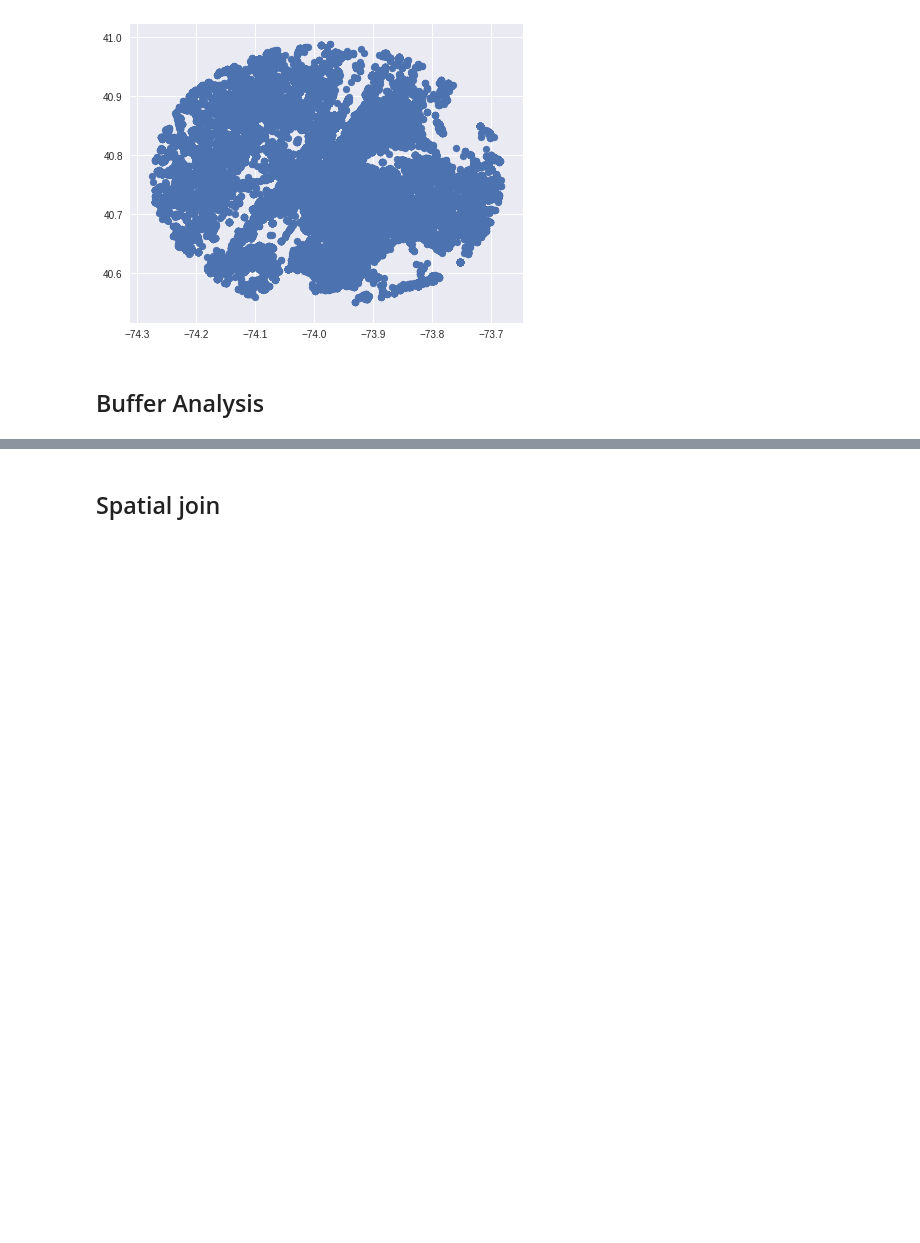
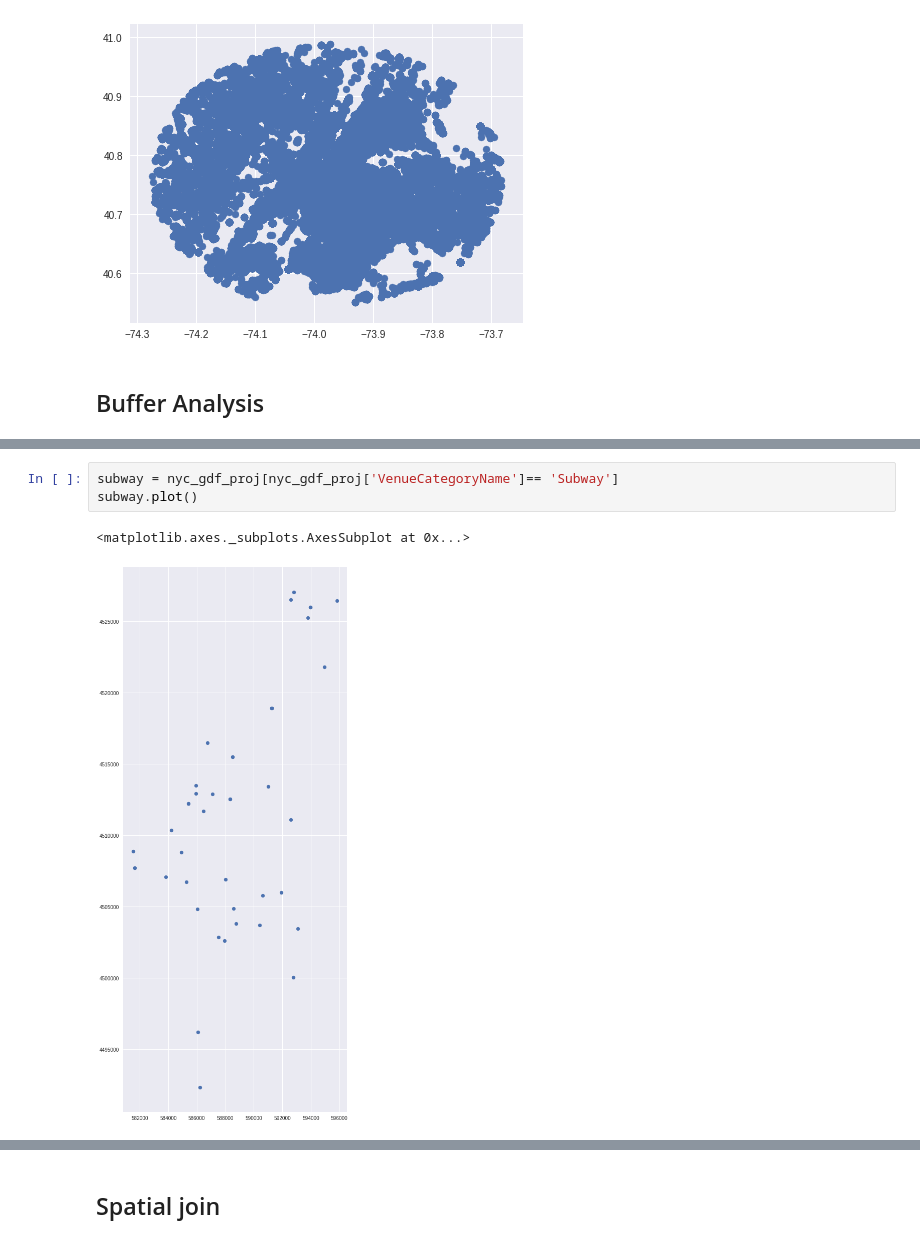
Before and after one commit to shakasom/MapsDataScience, a Jupyter notebook: Chapter3.ipynb, the cells around one changed output, grey strips where cells are left out. Saved outputs shown, nothing was run; the diff lists cells and outputs as text; blank space fills up the shorter version.

```diff
--- a/Chapter3.ipynb
+++ b/Chapter3.ipynb
@@ -125,0 +161,6 @@ nyc_gdf_proj[:1].plot(color = 'red', ax=ax);
+# %%
+subway = nyc_gdf_proj[nyc_gdf_proj['VenueCategoryName']== 'Subway']
+subway.plot()
+# %% [output]
+<matplotlib.axes._subplots.AxesSubplot at 0x...>
+[figure, added]
```
Also changed, not shown: parts of 22 cells of this notebook.
